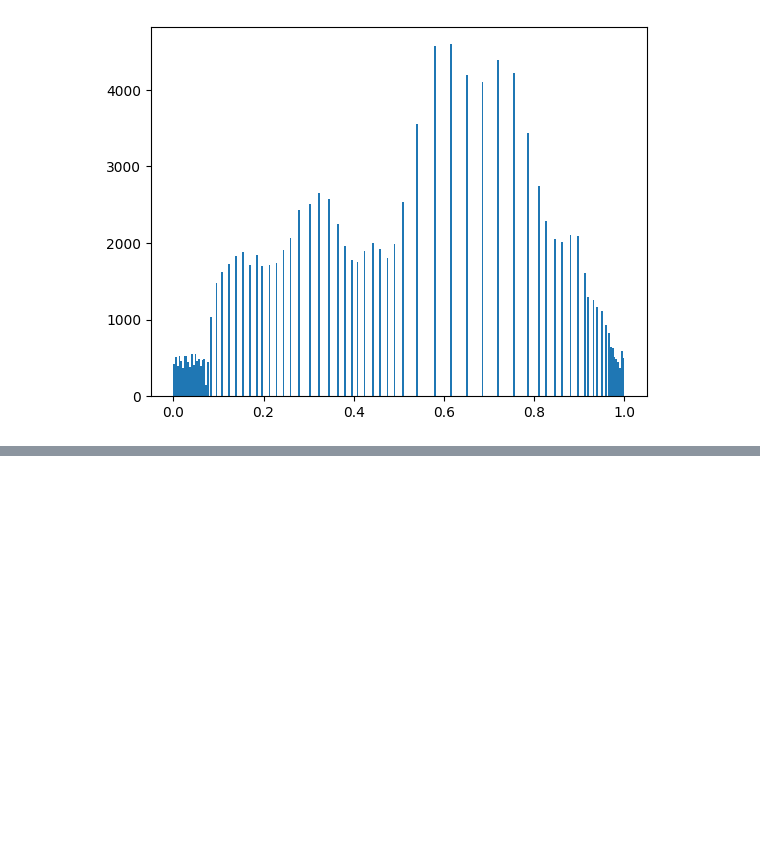
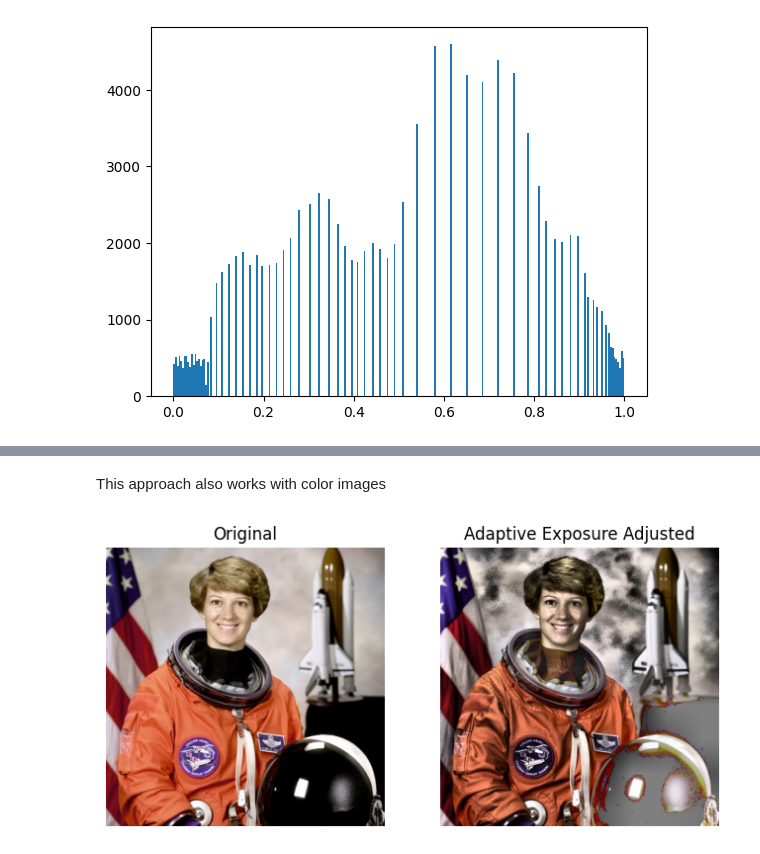
Before and after one commit to r-leyshon/image-processing, a Jupyter notebook: scikit-image/image-processing-with-skimage/02-more.ipynb, the cells around one changed output, grey strips where cells are left out. Saved outputs shown, nothing was run; the diff lists cells and outputs as text; code cells hidden in the pictures; blank space fills up the shorter version.

```diff
--- a/scikit-image/image-processing-with-skimage/02-more.ipynb
+++ b/scikit-image/image-processing-with-skimage/02-more.ipynb
@@ -87,0 +113,16 @@ plt.show()
+# %% [markdown]
+This approach also works with color images
+# %%
+astro = data.astronaut()
+astro_eq = exposure.equalize_adapthist(astro, clip_limit=0.5)
+fig, (ax1, ax2) = plt.subplots(ncols=2, figsize=(8, 6), sharex=True, sharey=True)
+ax1.axis("off")
+ax1.set_title("Original")
+ax1.imshow(astro)
+ax2.axis("off")
+ax2.imshow(astro_eq)
+ax2.set_title("Adaptive Exposure Adjusted")
+plt.imshow(astro_eq)
+plt.show()
+# %% [output]
+[figure, added]
```
Also changed, not shown: parts of 2 cells of this notebook.
